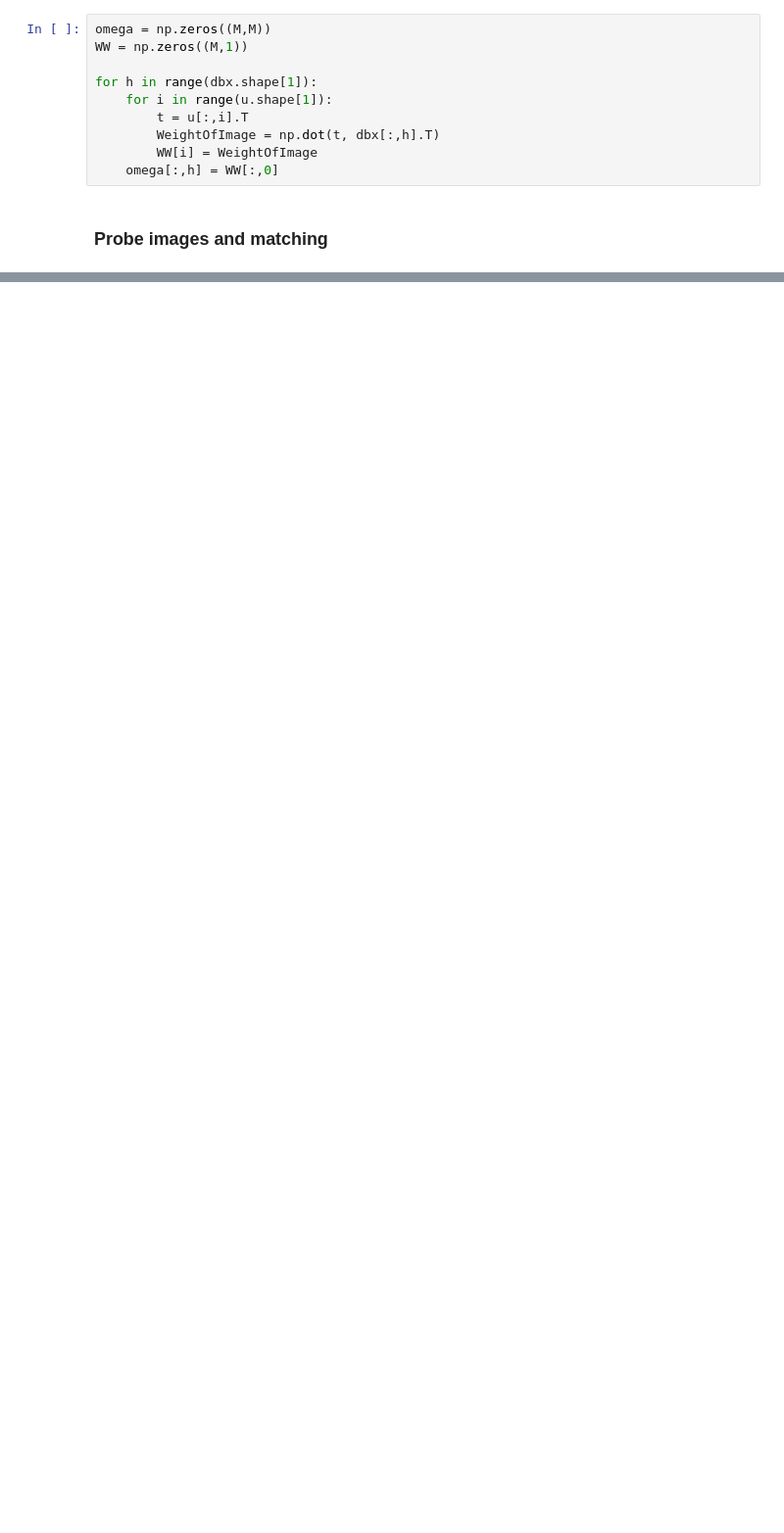
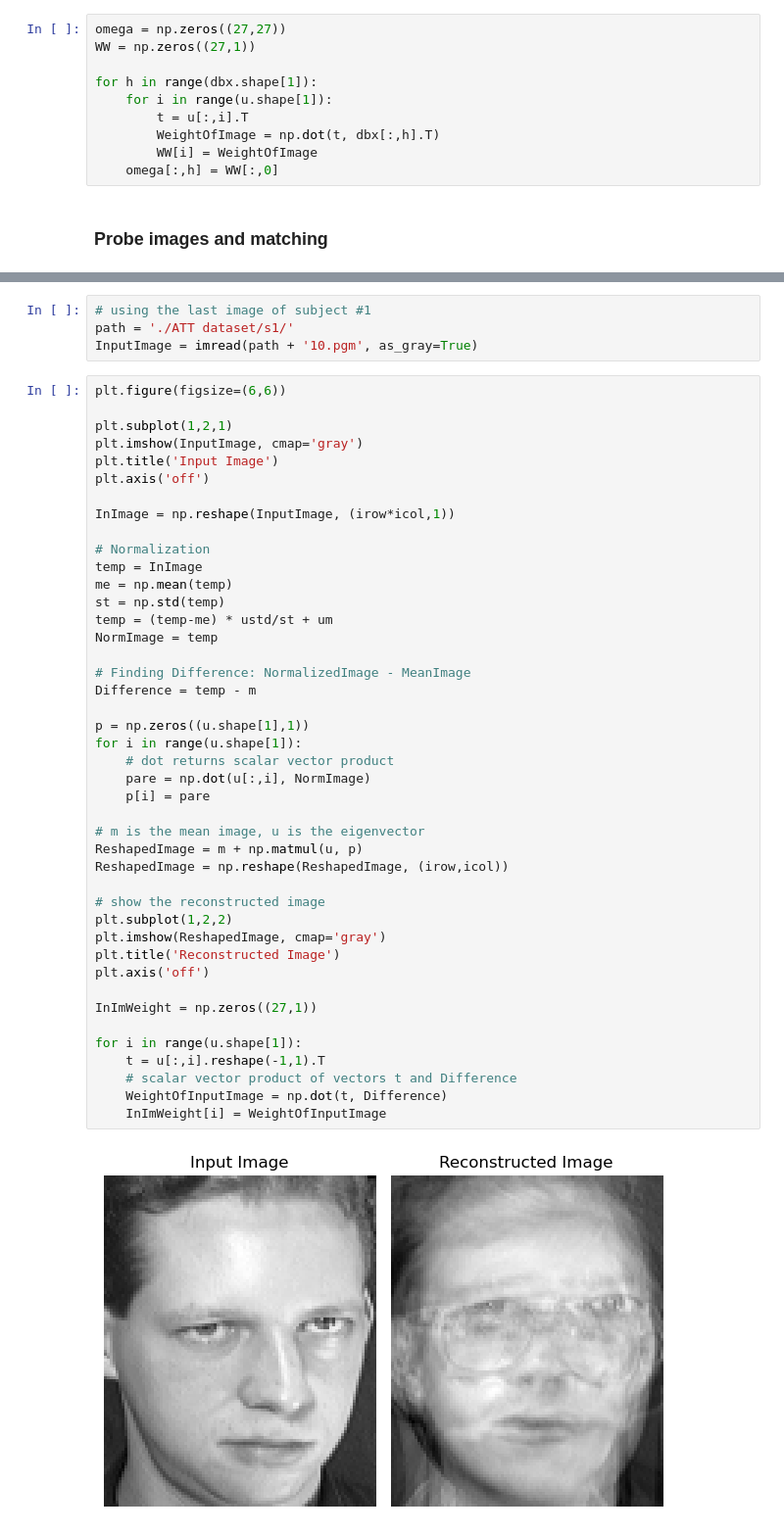
Before and after one commit to Abid-Al-Labib/ENCM-509, a Jupyter notebook: lab 6/lab06.ipynb, the cells around one changed output, grey strips where cells are left out. Shown at 98% size. Saved outputs shown, nothing was run; the diff lists cells and outputs as text; blank space fills up the shorter version.

```diff
--- a/lab 6/lab06.ipynb
+++ b/lab 6/lab06.ipynb
@@ -235,8 +235,8 @@ for i in range(M):
 # %% [markdown]
 #### Find the weight of each face in the training set
 # %%
-omega = np.zeros((M,M))
-WW = np.zeros((M,1))
+omega = np.zeros((27,27))
+WW = np.zeros((27,1))
 
 for h in range(dbx.shape[1]):
     for i in range(u.shape[1]):
@@ -301,0 +314,49 @@ for i in range(p.shape[1]):
+# %%
+# using the last image of subject #1
+path = './ATT dataset/s1/'
+InputImage = imread(path + '10.pgm', as_gray=True)
+# %%
+plt.figure(figsize=(6,6))
+
+plt.subplot(1,2,1)
+plt.imshow(InputImage, cmap='gray')
+plt.title('Input Image')
+plt.axis('off')
+
+InImage = np.reshape(InputImage, (irow*icol,1))
+
+# Normalization
+temp = InImage
+me = np.mean(temp)
+st = np.std(temp)
+temp = (temp-me) * ustd/st + um
+NormImage = temp
+
+# Finding Difference: NormalizedImage - MeanImage
+Difference = temp - m
+
+p = np.zeros((u.shape[1],1))
+for i in range(u.shape[1]):
+    # dot returns scalar vector product
+    pare = np.dot(u[:,i], NormImage)
+    p[i] = pare
+
+# m is the mean image, u is the eigenvector
+ReshapedImage = m + np.matmul(u, p)
+ReshapedImage = np.reshape(ReshapedImage, (irow,icol))
+
+# show the reconstructed image
+plt.subplot(1,2,2)
+plt.imshow(ReshapedImage, cmap='gray')
+plt.title('Reconstructed Image')
+plt.axis('off')
+
+InImWeight = np.zeros((27,1))
+
+for i in range(u.shape[1]):
+    t = u[:,i].reshape(-1,1).T
+    # scalar vector product of vectors t and Difference
+    WeightOfInputImage = np.dot(t, Difference)
+    InImWeight[i] = WeightOfInputImage
+# %% [output]
+[figure, added]
```
Also changed, not shown: parts of 21 cells of this notebook.
